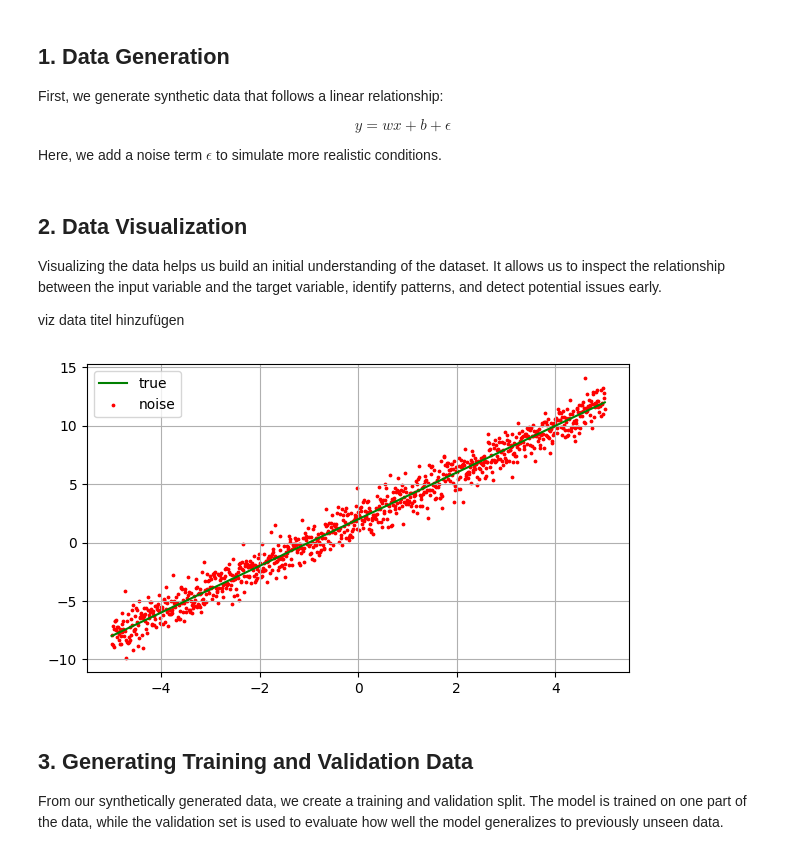
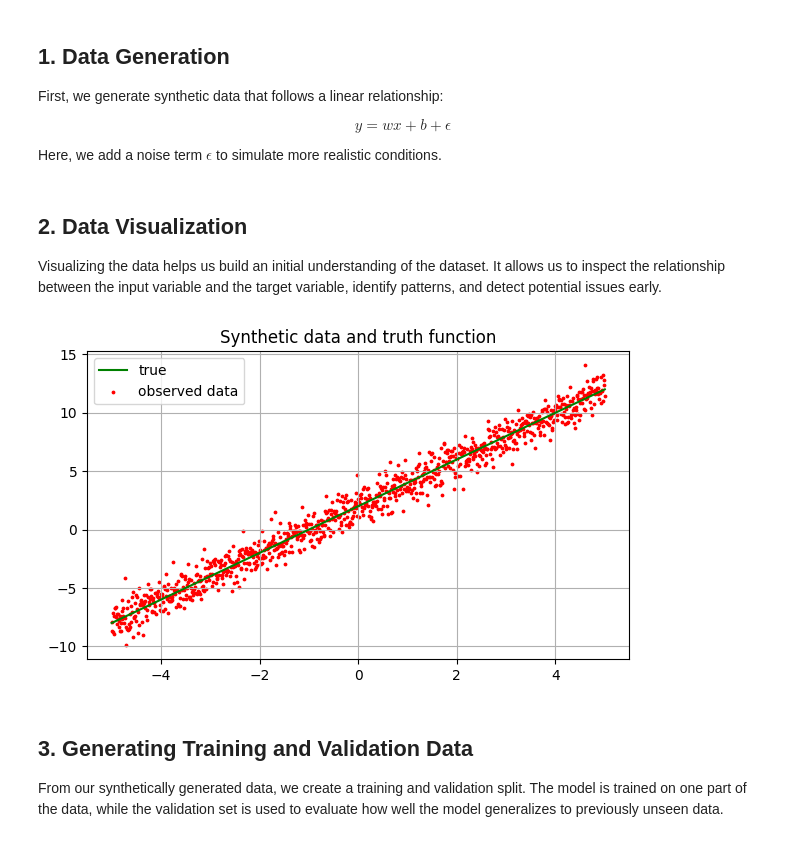
Before and after one commit to red-apple38/understanding-deep-learning, a Jupyter notebook: docs/beginner/gradient_descent/01_gd_fundamentals.ipynb, the cells around one changed output. Drawn from its saved outputs; the diff is of its cells as text; code cells hidden in the pictures.

```diff
--- a/docs/beginner/gradient_descent/01_gd_fundamentals.ipynb
+++ b/docs/beginner/gradient_descent/01_gd_fundamentals.ipynb
@@ -31,11 +31,11 @@ $$
 
 Here, we add a noise term $\epsilon$ to simulate more realistic conditions.
 # %%
-true_m = 2
+true_w = 2
 true_b = 2
 num_gen_values = 1000
 x = np.linspace(-5,5, num_gen_values) # no linkage term in MSE without noise
-true_y = true_m * x + true_b
+true_y = true_w * x + true_b
 sigma = 0.9
 white_noise = rng.normal(0.0, sigma, num_gen_values)
 observed_y = true_y + white_noise
@@ -43,21 +43,34 @@ observed_y = true_y + white_noise
 ## 2. Data Visualization
 
 Visualizing the data helps us build an initial understanding of the dataset. It allows us to inspect the relationship between the input variable and the target variable, identify patterns, and detect potential issues early.
-
-
-viz data titel hinzufügen
 # %%
-def viz_data(viz_func,x_func, x_split, y_split,predlabel,func_label="true"):
+def viz_data(
+    viz_func: np.ndarray,
+    x: np.ndarray,
+    x_split: np.ndarray,
+    y_split: np.ndarray,
+    title: str,
+    predlabel: str,
+    func_label: str = "true",
+):
   fig, ax = plt.subplots(figsize=(7,4))
   ax.plot(x, viz_func, c="green", label=func_label)
   ax.scatter(x_split, y_split, s=3, c="red", label=predlabel)
+  ax.set_title(title)
   ax.legend()
   ax.grid()
   return fig, ax
 
-fig0, ax0 = viz_data(true_y,x,x,observed_y,"noise")
+fig_synth, ax_synth = viz_data(
+    viz_func=true_y,
+    x=x,
+    x_split=x,
+    y_split=observed_y,
+    title="Synthetic data and truth function",
+    predlabel="observed data",
+)
 # %% [output]
-[figure, old version]
+[figure, new version]
 # %% [markdown]
 ## 3. Generating Training and Validation Data
 
```
Also changed, not shown: parts of 49 cells of this notebook.
